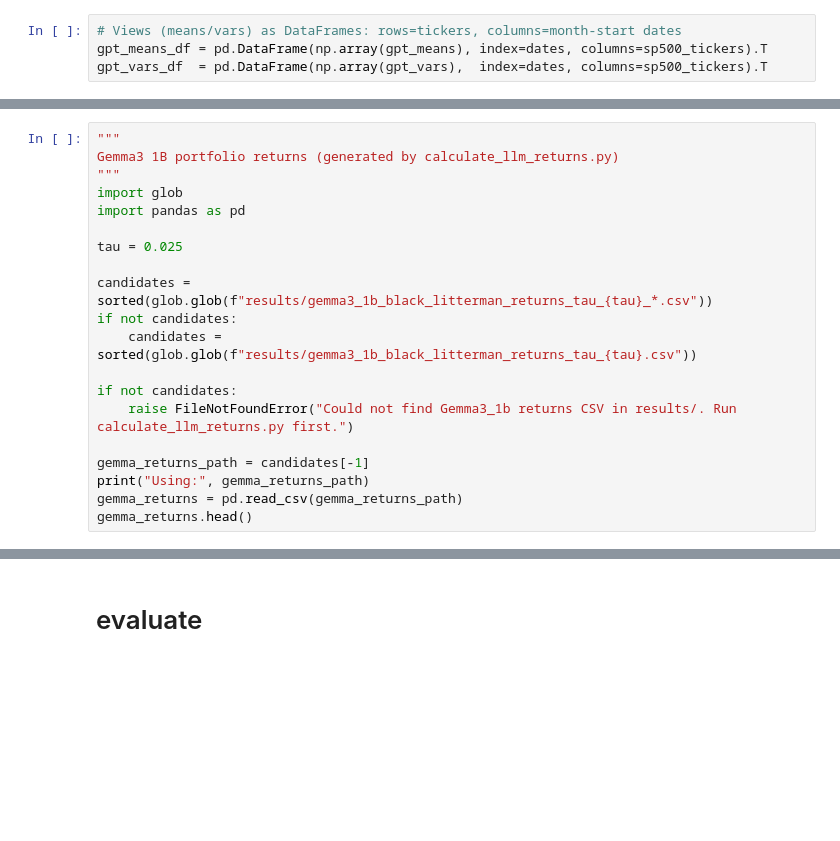
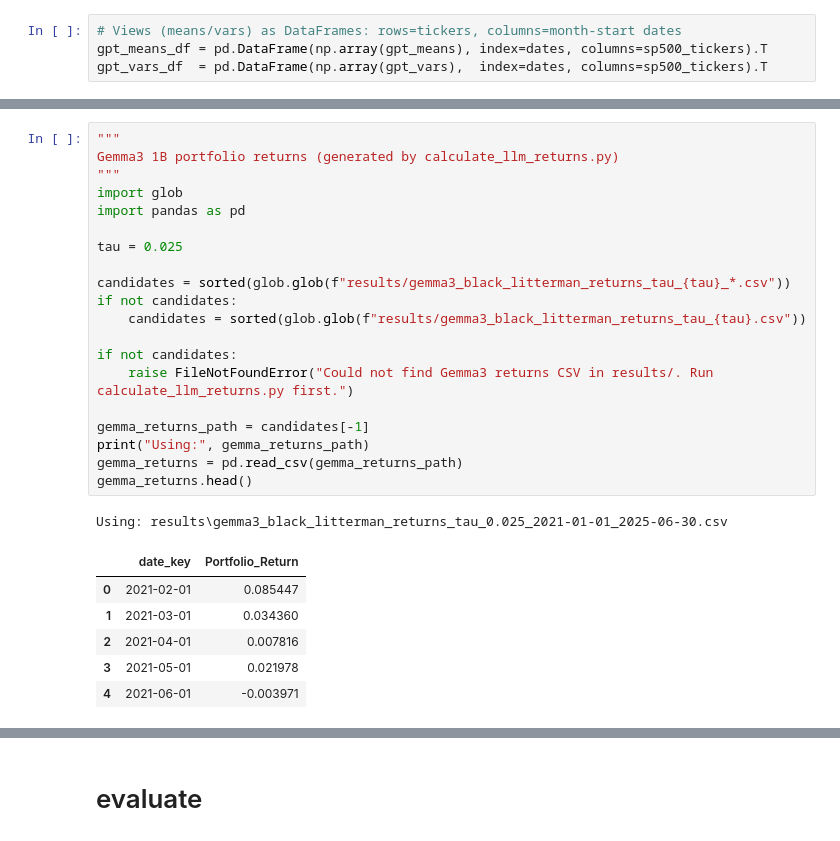
Before and after one commit to Alexis-Perron/ESSAI-BLM-LLM, a Jupyter notebook: portfolio_weight_plot.ipynb, the cells around one changed output, grey strips where cells are left out. Cells and saved outputs as stored; diff of their text form; blank space fills up the shorter version.

```diff
--- a/portfolio_weight_plot.ipynb
+++ b/portfolio_weight_plot.ipynb
@@ -301,23 +316,31 @@ gpt_returns.head()
 # %%
 """
 Gemma3 1B portfolio returns (generated by calculate_llm_returns.py)
 """
 import glob
 import pandas as pd
 
 tau = 0.025
 
-candidates = sorted(glob.glob(f"results/gemma3_1b_black_litterman_returns_tau_{tau}_*.csv"))
+candidates = sorted(glob.glob(f"results/gemma3_black_litterman_returns_tau_{tau}_*.csv"))
 if not candidates:
-    candidates = sorted(glob.glob(f"results/gemma3_1b_black_litterman_returns_tau_{tau}.csv"))
+    candidates = sorted(glob.glob(f"results/gemma3_black_litterman_returns_tau_{tau}.csv"))
 
 if not candidates:
-    raise FileNotFoundError("Could not find Gemma3_1b returns CSV in results/. Run calculate_llm_returns.py first.")
+    raise FileNotFoundError("Could not find Gemma3 returns CSV in results/. Run calculate_llm_returns.py first.")
 
 gemma_returns_path = candidates[-1]
 print("Using:", gemma_returns_path)
 gemma_returns = pd.read_csv(gemma_returns_path)
 gemma_returns.head()
+# %% [output]
+Using: results\gemma3_black_litterman_returns_tau_0.025_2021-01-01_2025-06-30.csv
+|  | date_key | Portfolio_Return |
+| 0 | 2021-02-01 | 0.085447 |
+| 1 | 2021-03-01 | 0.034360 |
+| 2 | 2021-04-01 | 0.007816 |
+| 3 | 2021-05-01 | 0.021978 |
+| 4 | 2021-06-01 | -0.003971 |
 # %%
 """
 Qwen2.5 1.5B portfolio returns (generated by calculate_llm_returns.py)
```
Also changed, not shown: parts of 11 cells of this notebook, 39 other files.
